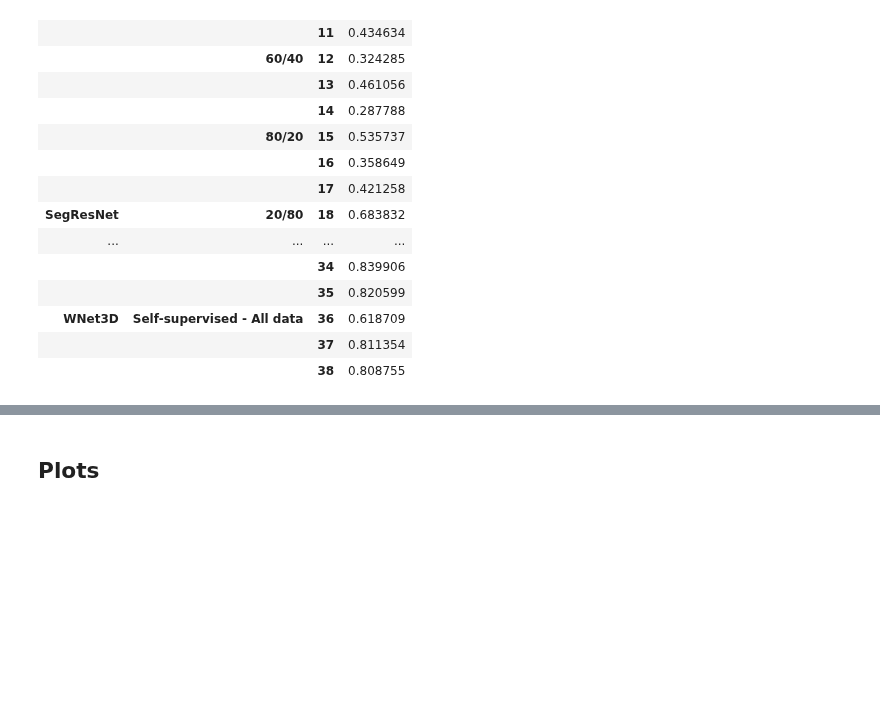
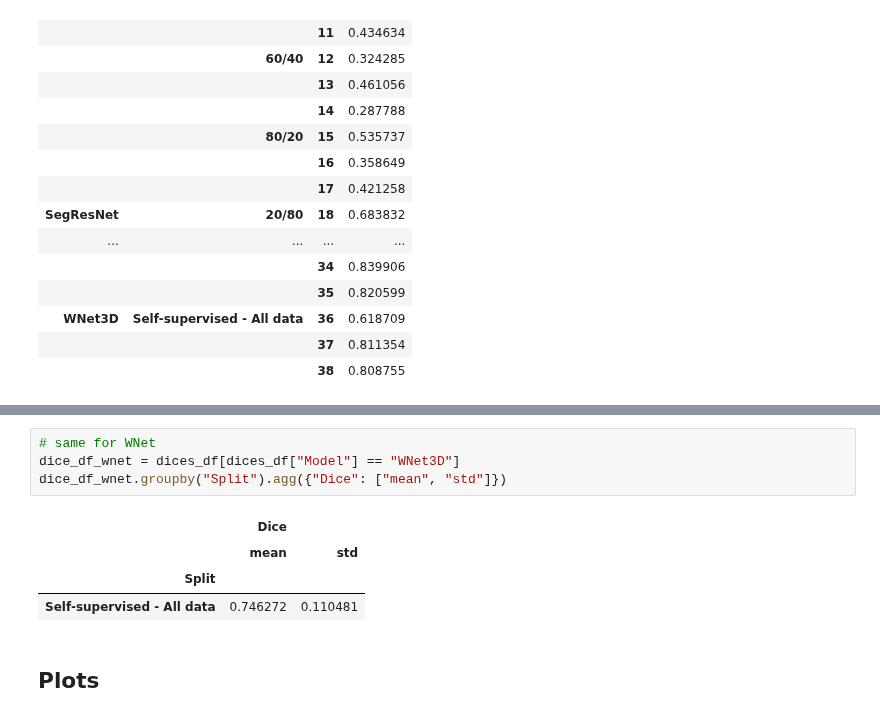
Before and after one commit to C-Achard/cellseg3d-figures, a Jupyter notebook: book/fig2-c-d-splits/splits_benchmark.ipynb, the cells around one changed output, grey strips where cells are left out. Saved outputs shown, nothing was run; the diff lists cells and outputs as text; blank space fills up the shorter version.

```diff
--- a/book/fig2-c-d-splits/splits_benchmark.ipynb
+++ b/book/fig2-c-d-splits/splits_benchmark.ipynb
@@ -290,3 +301,12 @@ dice_df_t
+# %%
+# same for WNet
+dice_df_wnet = dices_df[dices_df["Model"] == "WNet3D"]
+dice_df_wnet.groupby("Split").agg({"Dice": ["mean", "std"]})
+# %% [output]
+|  | Dice |  |
+|  | mean | std |
+| Split |  |  |
+| Self-supervised - All data | 0.746272 | 0.110481 |
 # %% [markdown]
 ## Plots
 # %%
```
Also changed, not shown: parts of 1 cell of this notebook, 1 other file.
